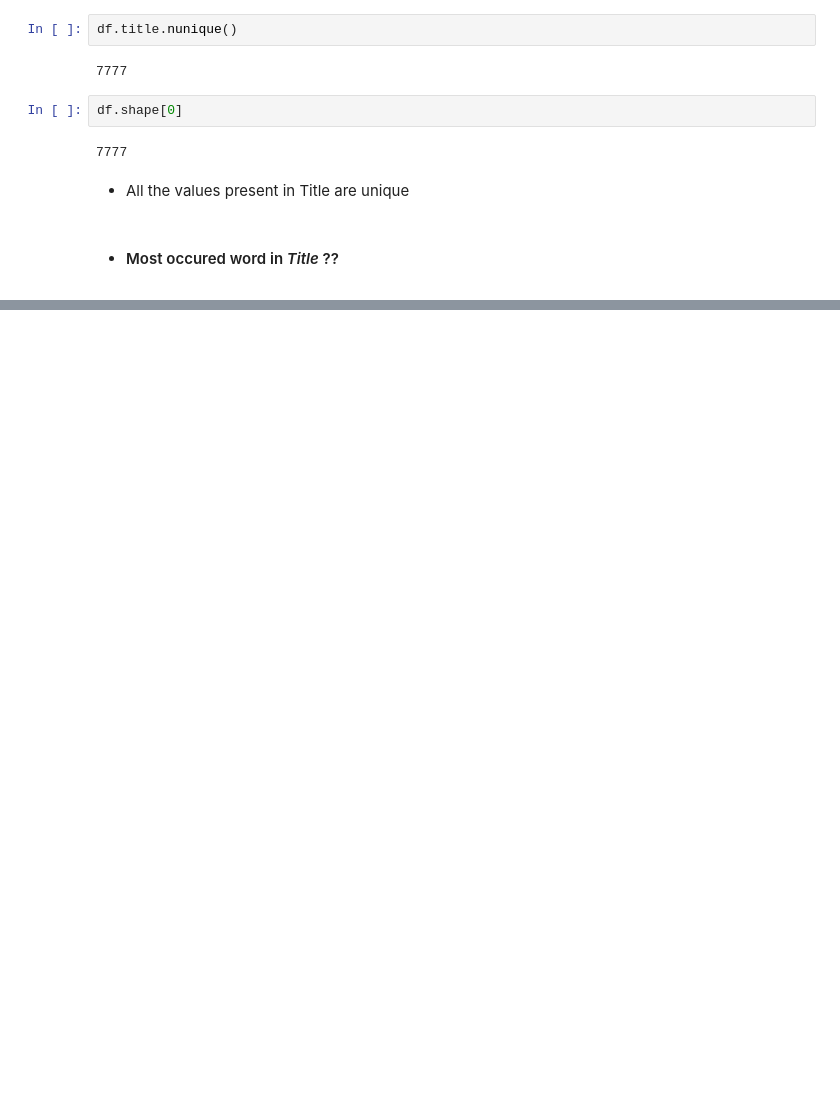
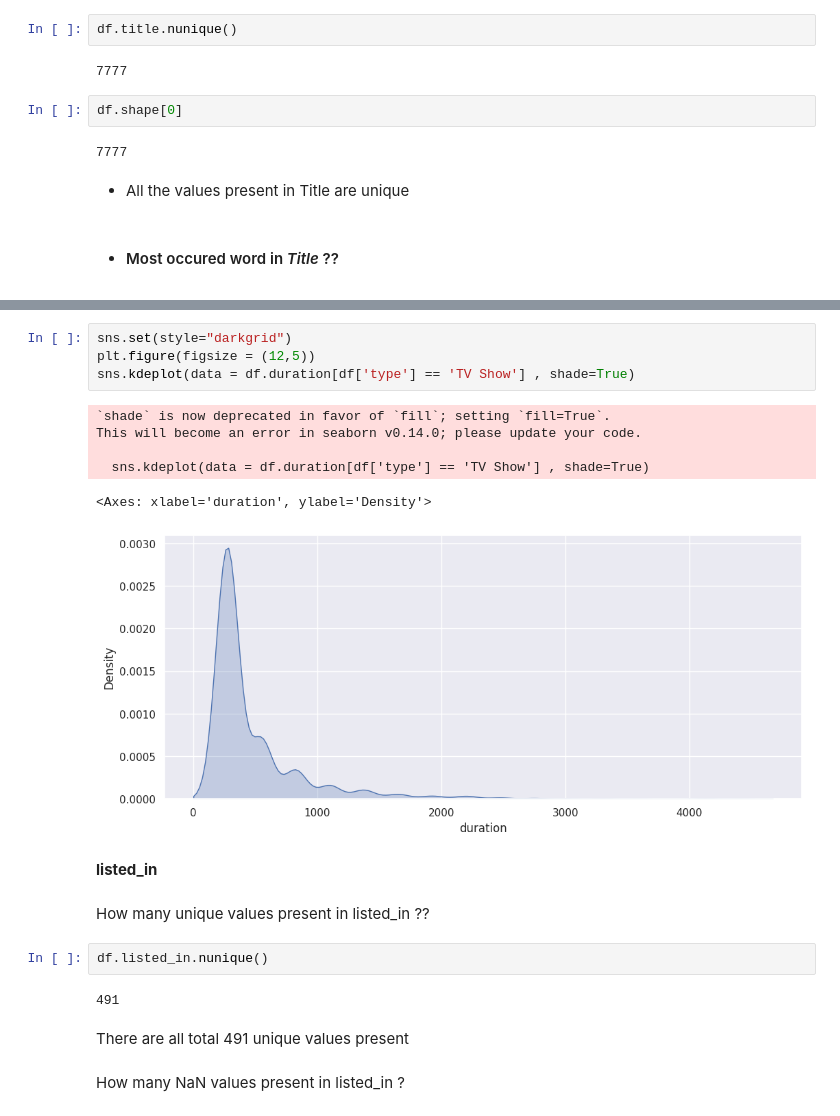
Before and after one commit to Ksangi/Netflix_Movies_And_Tv_Shows_Clustering, a Jupyter notebook: Netflix_Movies_And_Tv_Shows_Clustering.ipynb, the cells around one changed output, grey strips where cells are left out. Saved outputs shown, nothing was run; the diff lists cells and outputs as text; blank space fills up the shorter version.

```diff
--- a/Netflix_Movies_And_Tv_Shows_Clustering.ipynb
+++ b/Netflix_Movies_And_Tv_Shows_Clustering.ipynb
@@ -388,0 +663,23 @@ plt.show()
+# %%
+sns.set(style="darkgrid")
+plt.figure(figsize = (12,5))
+sns.kdeplot(data = df.duration[df['type'] == 'TV Show'] , shade=True)
+# %% [output]
+`shade` is now deprecated in favor of `fill`; setting `fill=True`.
+This will become an error in seaborn v0.14.0; please update your code.
+
+  sns.kdeplot(data = df.duration[df['type'] == 'TV Show'] , shade=True)
+<Axes: xlabel='duration', ylabel='Density'>
+[figure, added]
+# %% [markdown]
+**listed_in**
+# %% [markdown]
+How many unique values present in listed_in ??
+# %%
+df.listed_in.nunique()
+# %% [output]
+491
+# %% [markdown]
+There are all total 491 unique values present
+# %% [markdown]
+How many NaN values present in listed_in ?
```
Also changed, not shown: parts of 120 cells of this notebook.
